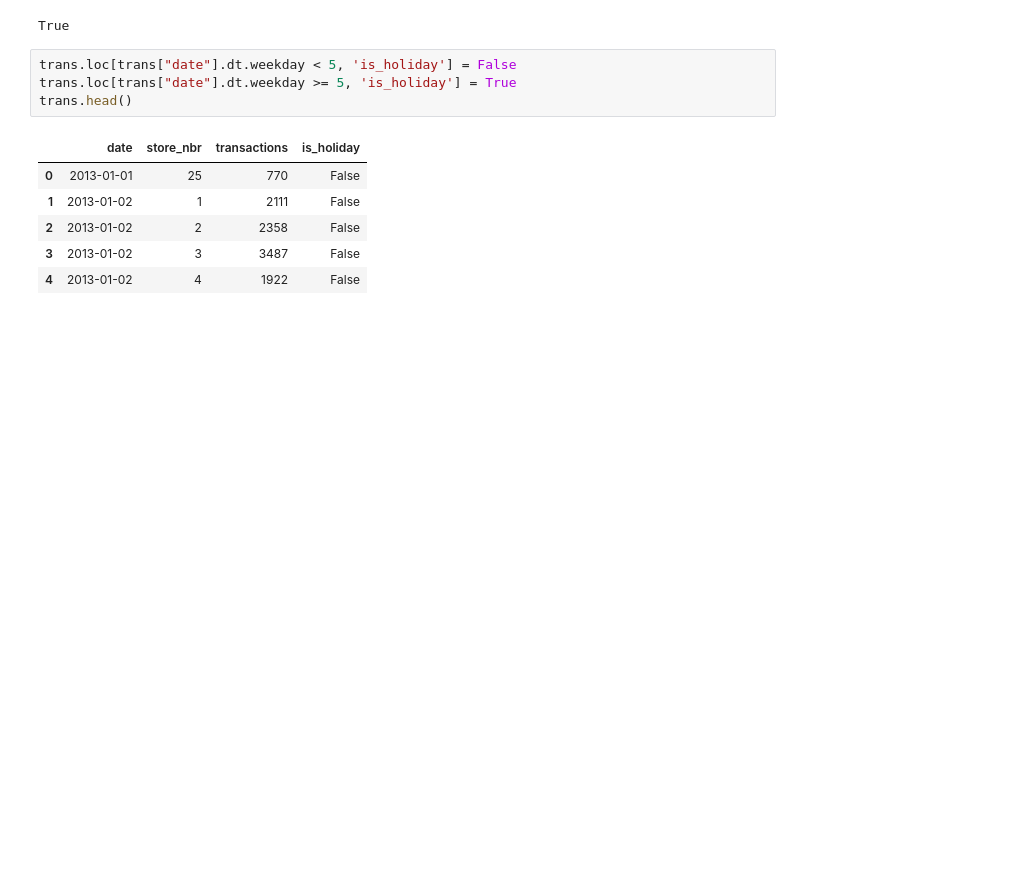
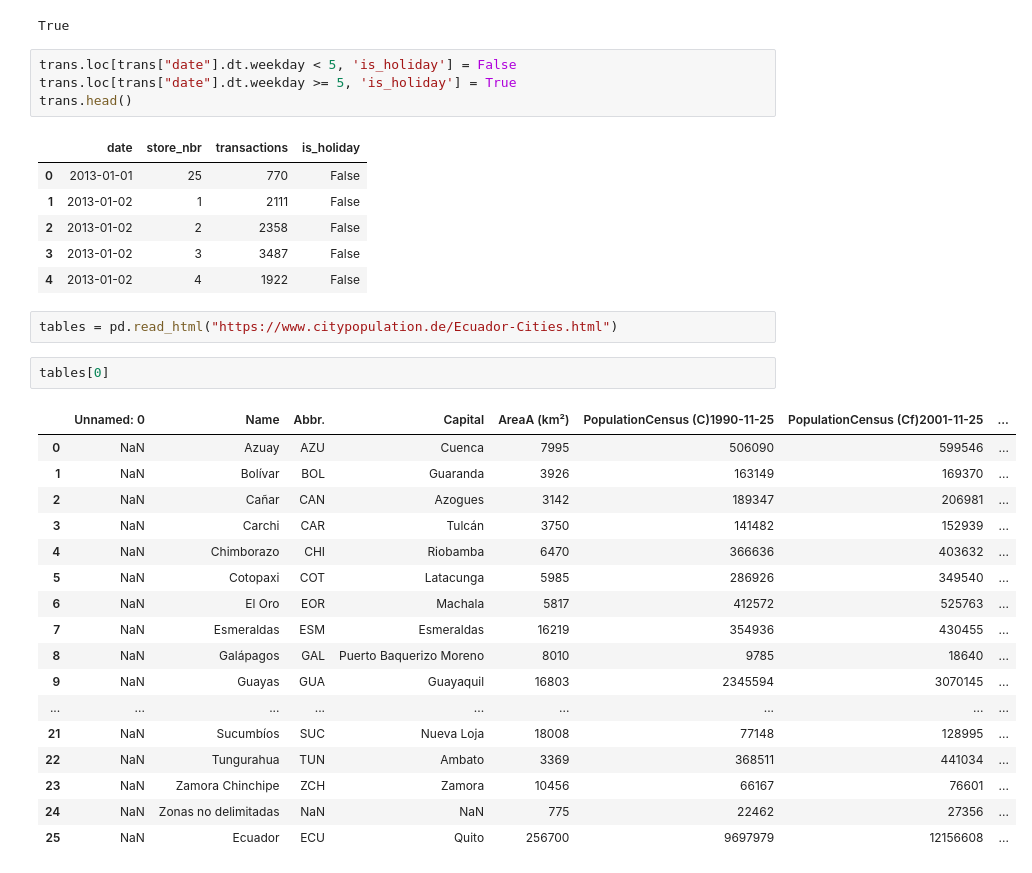
Before and after one commit to astrojuanlu/bts-mbds-data-science-foundations, a Jupyter notebook: sessions/14-Feature-Engineering_class.ipynb, the cells around one changed output. Cells and saved outputs as stored; diff of their text form; blank space fills up the shorter version.

```diff
--- a/sessions/14-Feature-Engineering_class.ipynb
+++ b/sessions/14-Feature-Engineering_class.ipynb
@@ -614,3 +614,25 @@ trans.head()
 | 2 | 2013-01-02 | 2 | 2358 | False |
 | 3 | 2013-01-02 | 3 | 3487 | False |
 | 4 | 2013-01-02 | 4 | 1922 | False |
+# %%
+tables = pd.read_html("https://www.citypopulation.de/Ecuador-Cities.html")
+# %%
+tables[0]
+# %% [output]
+|  | Unnamed: 0 | Name | Abbr. | Capital | AreaA (km²) | PopulationCensus (C)1990-11-25 | PopulationCensus (Cf)2001-11-25 | ... |
+| 0 | NaN | Azuay | AZU | Cuenca | 7995 | 506090 | 599546 | ... |
+| 1 | NaN | Bolívar | BOL | Guaranda | 3926 | 163149 | 169370 | ... |
+| 2 | NaN | Cañar | CAN | Azogues | 3142 | 189347 | 206981 | ... |
+| 3 | NaN | Carchi | CAR | Tulcán | 3750 | 141482 | 152939 | ... |
+| 4 | NaN | Chimborazo | CHI | Riobamba | 6470 | 366636 | 403632 | ... |
+| 5 | NaN | Cotopaxi | COT | Latacunga | 5985 | 286926 | 349540 | ... |
+| 6 | NaN | El Oro | EOR | Machala | 5817 | 412572 | 525763 | ... |
+| 7 | NaN | Esmeraldas | ESM | Esmeraldas | 16219 | 354936 | 430455 | ... |
+| 8 | NaN | Galápagos | GAL | Puerto Baquerizo Moreno | 8010 | 9785 | 18640 | ... |
+| 9 | NaN | Guayas | GUA | Guayaquil | 16803 | 2345594 | 3070145 | ... |
+| ... | ... | ... | ... | ... | ... | ... | ... | ... |
+| 21 | NaN | Sucumbíos | SUC | Nueva Loja | 18008 | 77148 | 128995 | ... |
+| 22 | NaN | Tungurahua | TUN | Ambato | 3369 | 368511 | 441034 | ... |
+| 23 | NaN | Zamora Chinchipe | ZCH | Zamora | 10456 | 66167 | 76601 | ... |
+| 24 | NaN | Zonas no delimitadas | NaN | NaN | 775 | 22462 | 27356 | ... |
+| 25 | NaN | Ecuador | ECU | Quito | 256700 | 9697979 | 12156608 | ... |
```
Also changed, not shown: parts of 4 cells of this notebook.
